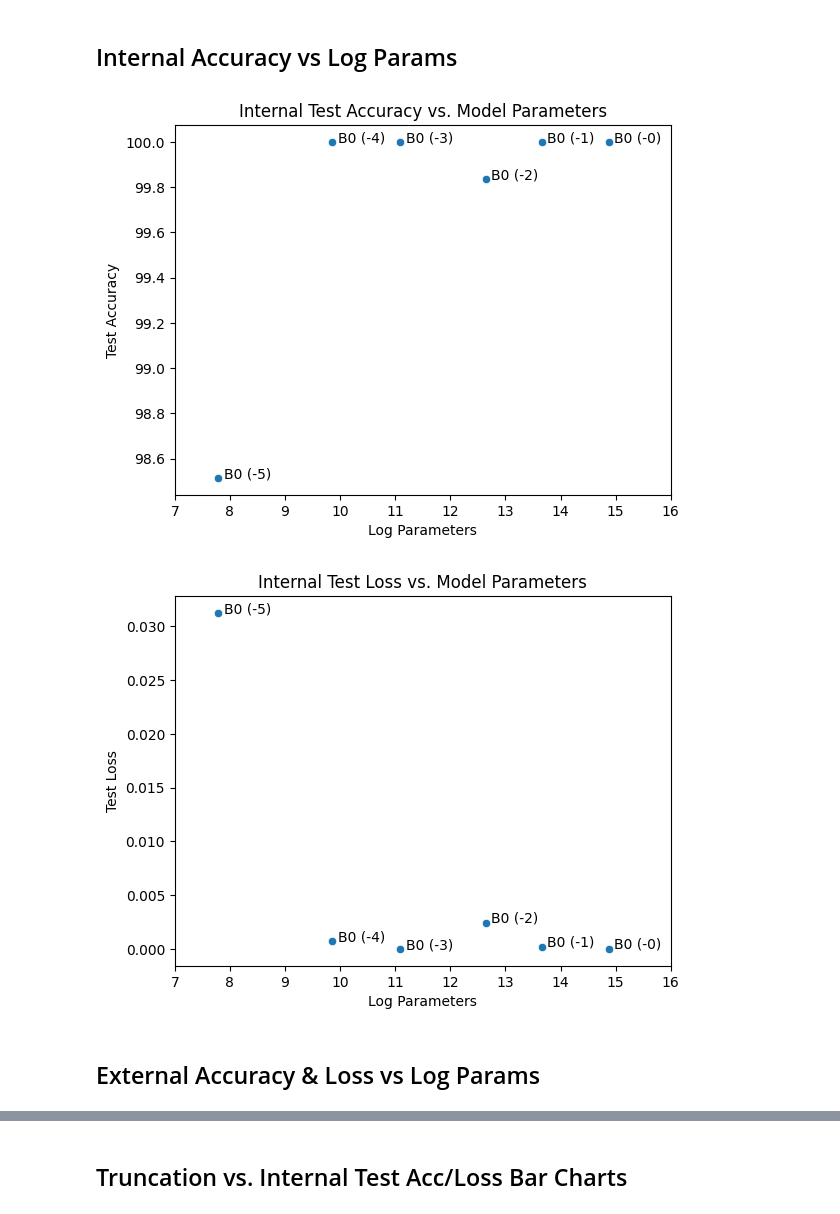
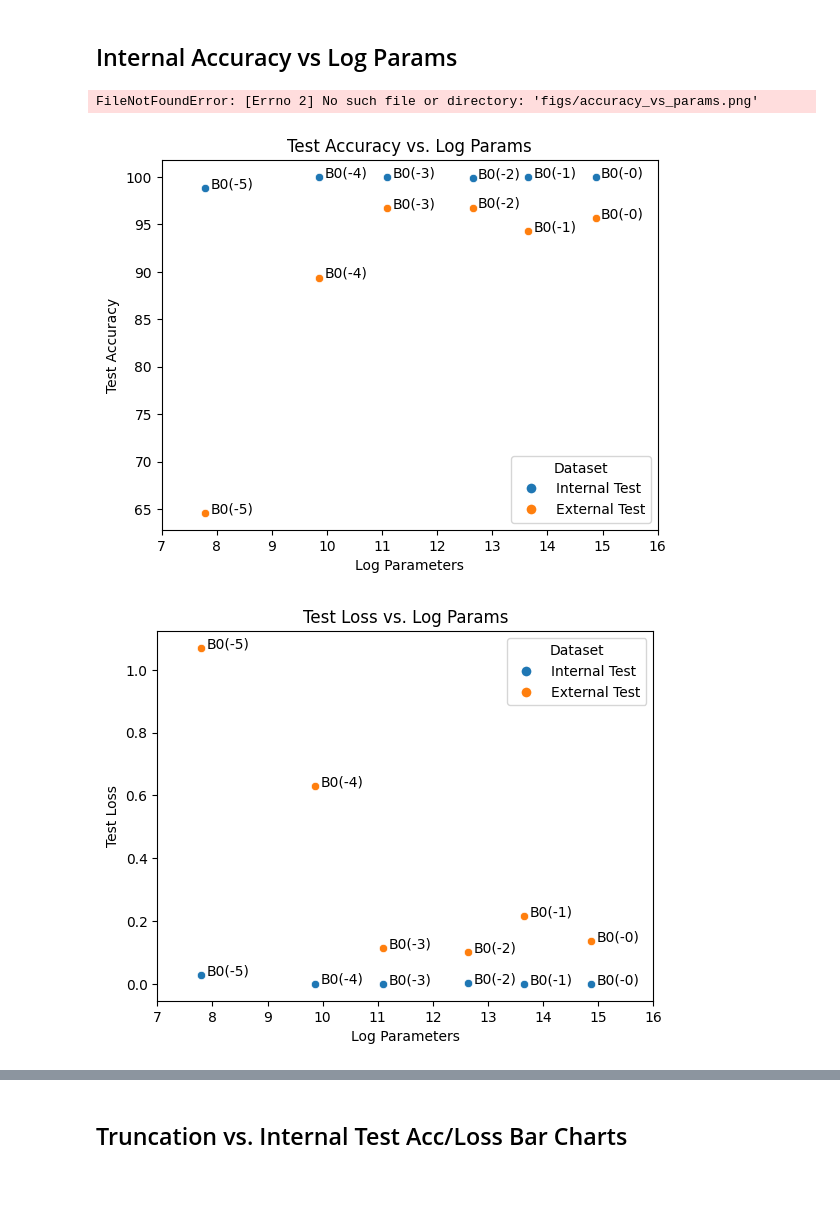
Before and after one commit to noahba65/cxr_thesis, a Jupyter notebook: results_figs.ipynb, the cells around one changed output, grey strips where cells are left out. Cells and saved outputs as stored; diff of their text form; code cells hidden in the pictures; blank space fills up the shorter version.

Commit message:
Generated figures for paper

```diff
--- a/results_figs.ipynb
+++ b/results_figs.ipynb
@@ -27,10 +28,15 @@ results_df['model_label'] = results_df['truncated_layers'].apply(lambda x: f"B0
 ## Internal Accuracy vs Log Params
 # %%
 # Plot internal test accuracy by log params
-ax1 = sns.scatterplot(x='log_params', y='single_test_acc', data=results_df)
+
+# Create figure and axis
+fig1, ax1 = plt.subplots()
+
+sns.scatterplot(x='log_params', y='single_test_acc', data=results_df, color='#1f77b4')
+sns.scatterplot(x='log_params', y='external_test_acc', data=results_df, color='#ff7f0e')
 
 # Add plot labels
-ax1.set_title("Internal Test Accuracy vs. Model Parameters")
+ax1.set_title("Test Accuracy vs. Log Params")
 ax1.set_ylabel("Test Accuracy")
 ax1.set_xlabel("Log Parameters")
 
@@ -42,26 +48,58 @@ n_row = results_df.shape[0]
 for i in range(n_row):
     ax1.text(x=results_df['log_params'][i] + .1, y = results_df['single_test_acc'][i],
               s = results_df['model_label'][i])
+
+for i in range(n_row):
+    ax1.text(x=results_df['log_params'][i] + .1, y = results_df['external_test_acc'][i],
+                s = results_df['model_label'][i])
+
+# Add legend manually
+legend_labels = [
+    plt.Line2D([0], [0], marker='o', color='w', markerfacecolor='#1f77b4', markersize=8, label='Internal Test'),
+    plt.Line2D([0], [0], marker='o', color='w', markerfacecolor='#ff7f0e', markersize=8, label='External Test')
+]
+ax1.legend(handles=legend_labels, title="Dataset")
+
+# Save to png
+fig1.savefig("paper_figs/accuracy_vs_params.png", format='png')
 # %% [output]
+FileNotFoundError: [Errno 2] No such file or directory: 'figs/accuracy_vs_params.png'
-[figure, old version]
+[figure, new version]
 # %%
-# Plot internal test loss by log params
-ax2 = sns.scatterplot(x='log_params', y='single_test_loss', data=results_df)
+# Plot internal test accuracy by log params
+
+# Create figure and axis
+fig2, ax2 = plt.subplots()
+
+sns.scatterplot(x='log_params', y='single_test_loss', data=results_df, color='#1f77b4')
+sns.scatterplot(x='log_params', y='external_test_loss', data=results_df, color='#ff7f0e')
 
 # Add plot labels
-ax2.set_title("Internal Test Loss vs. Model Parameters")
+ax2.set_title("Test Loss vs. Log Params")
 ax2.set_ylabel("Test Loss")
 ax2.set_xlabel("Log Parameters")
 
 ax2.set_xlim([7, 16])
 
 # Define number of rows value for plotting labels
 n_row = results_df.shape[0]
 
 for i in range(n_row):
     ax2.text(x=results_df['log_params'][i] + .1, y = results_df['single_test_loss'][i],
               s = results_df['model_label'][i])
+
+for i in range(n_row):
+    ax2.text(x=results_df['log_params'][i] + .1, y = results_df['external_test_loss'][i],
+                s = results_df['model_label'][i])
+
+# Add legend manually
+legend_labels = [
+    plt.Line2D([0], [0], marker='o', color='w', markerfacecolor='#1f77b4', markersize=8, label='Internal Test'),
+    plt.Line2D([0], [0], marker='o', color='w', markerfacecolor='#ff7f0e', markersize=8, label='External Test')
+]
+ax2.legend(handles=legend_labels, title="Dataset")
+
+# Save to png
+fig2.savefig("paper_figs/loss_vs_params.png", format='png')
 # %% [output]
-[figure, old version]
+[figure, new version]
-# %% [markdown]
-## External Accuracy & Loss vs Log Params
```
Also changed, not shown: parts of 15 cells of this notebook, 9 other files.
